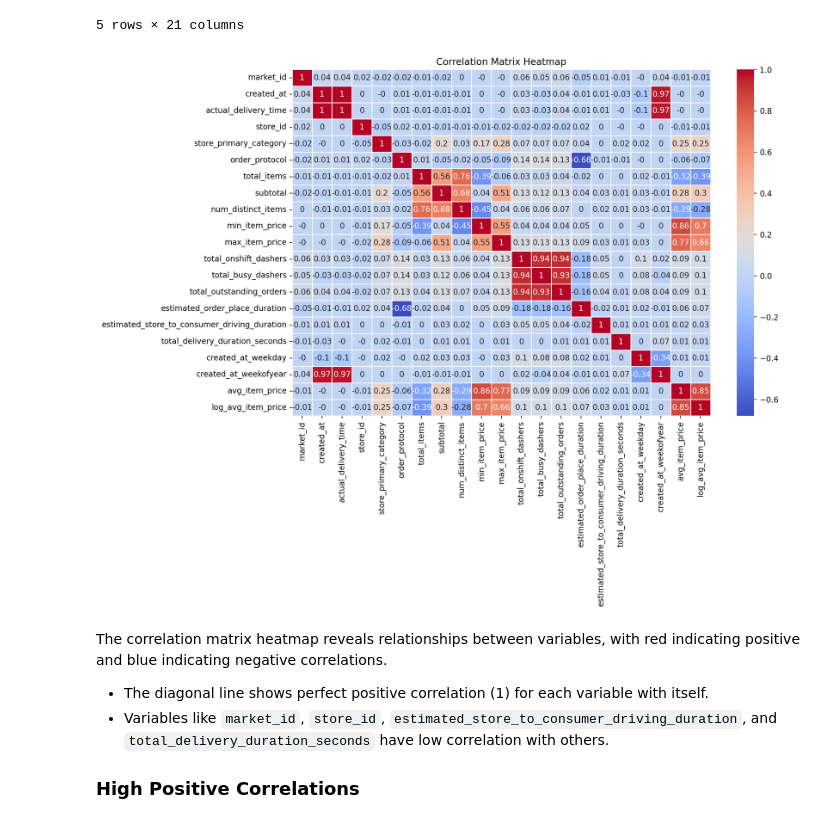
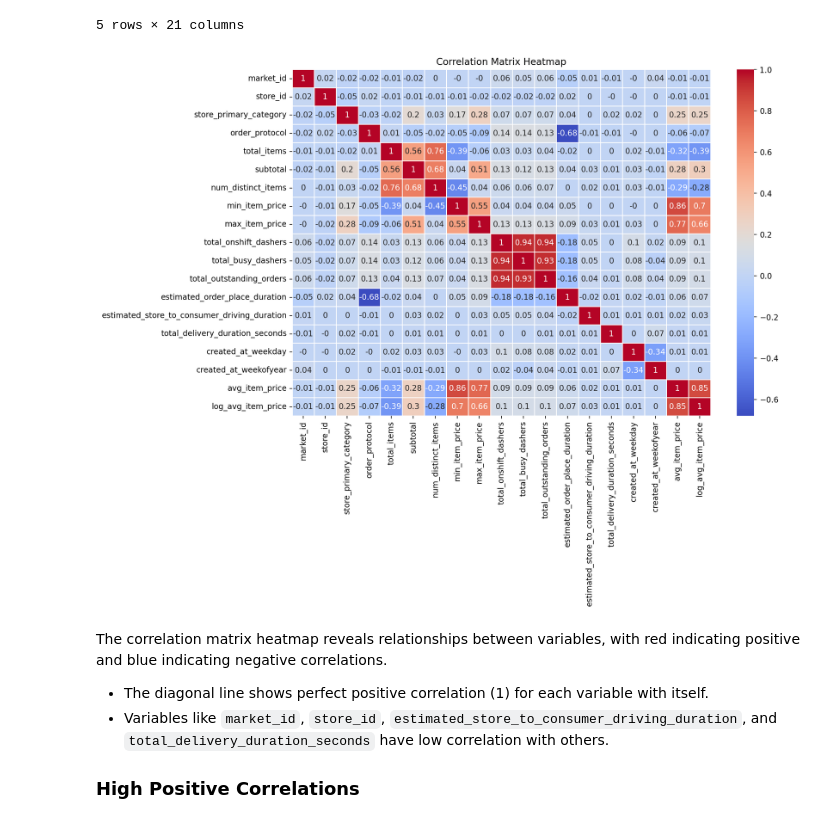
Before and after one commit to EligeBader/Delivery-Duration-Prediction, a Jupyter notebook: preprocessing.ipynb, the cells around one changed output. Drawn from its saved outputs; the diff is of its cells as text; code cells hidden in the pictures.

Commit message:
Update Encoding method

```diff
--- a/preprocessing.ipynb
+++ b/preprocessing.ipynb
@@ -226,9 +274,9 @@ In this plot, I visualize the distribution of the `store_primary_category` varia
 # %%
-# # Initialize the target encoder
-# target_encoder = TargetEncoder()
+# Initialize the target encoder
+target_encoder = TargetEncoder()
 
-# # Apply target encoding to the 'store_primary_category' column
-# df['store_primary_category'] = target_encoder.fit_transform(df['store_primary_category'], df['total_delivery_duration_seconds'])
+# Apply target encoding to the 'store_primary_category' column
+df['store_primary_category'] = target_encoder.fit_transform(df['store_primary_category'], df['total_delivery_duration_seconds'])
 
-# # Display the first few rows of the dataframe with the encoded column
-# df.head()
+# Display the first few rows of the dataframe with the encoded column
+df.head()
@@ -398,16 +367,19 @@ df.head()
 | 4 | 3.0 | 2015-02-15 02:40:36 | 2015-02-15 03:20:26 | 5477 | 2989.596156 | 1.0 | ... |
 5 rows × 21 columns
 # %%
+# Select only numeric columns
+numeric_df = df.select_dtypes(include=[np.number])
+
 # Calculate the correlation matrix for all numeric features
-corr_matrix = df.corr().round(2)
+corr_matrix = numeric_df.corr().round(2)
 
 # Plot the heatmap
 plt.figure(figsize=(12, 8))
 sns.heatmap(corr_matrix, annot=True, cmap='coolwarm', linewidths=0.5)
 plt.title('Correlation Matrix Heatmap')
 plt.show()
 # %% [output]
-[figure, old version]
+[figure, new version]
 # %% [markdown]
 The correlation matrix heatmap reveals relationships between variables, with red indicating positive and blue indicating negative correlations.
 
```
Also changed, not shown: parts of 3 cells of this notebook.
